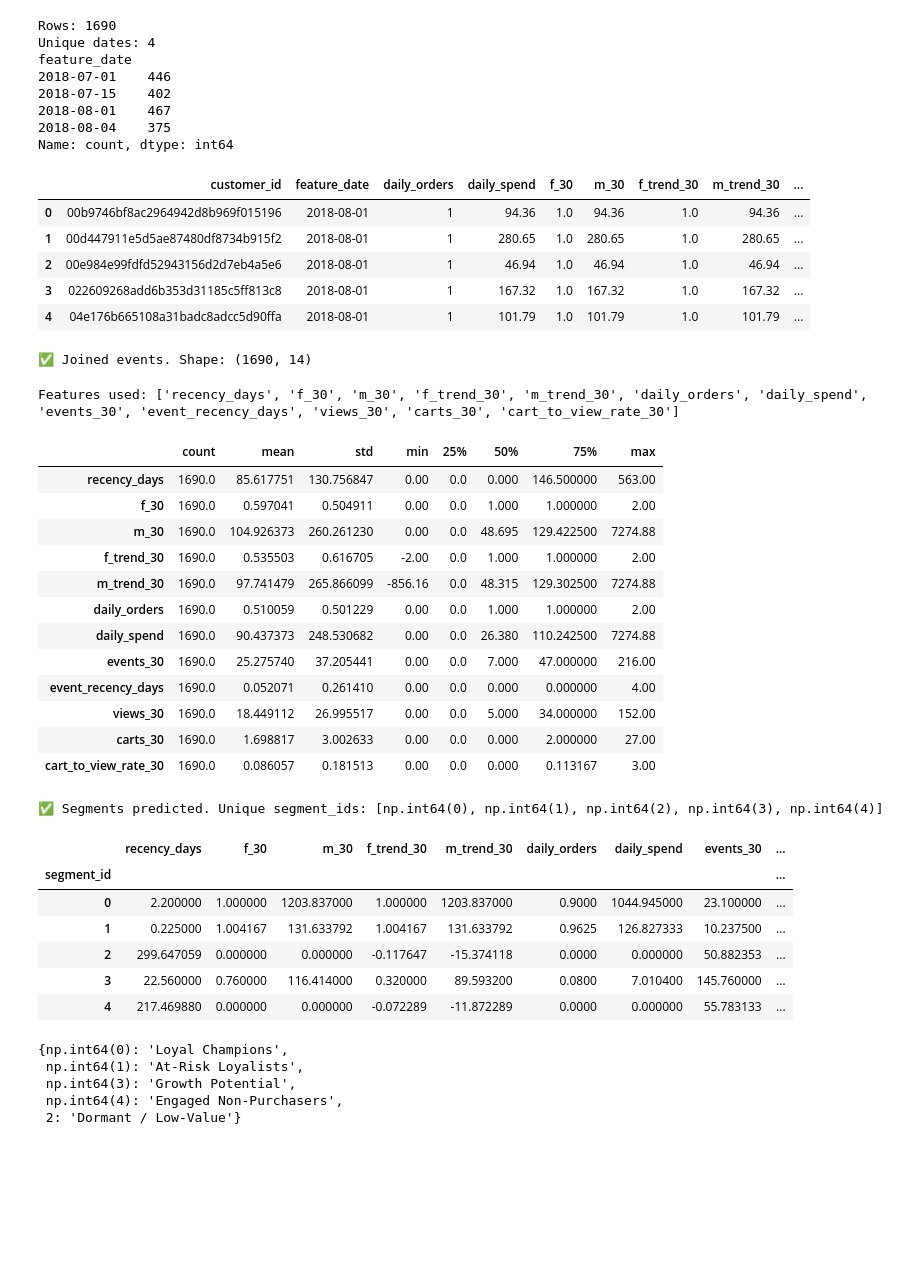
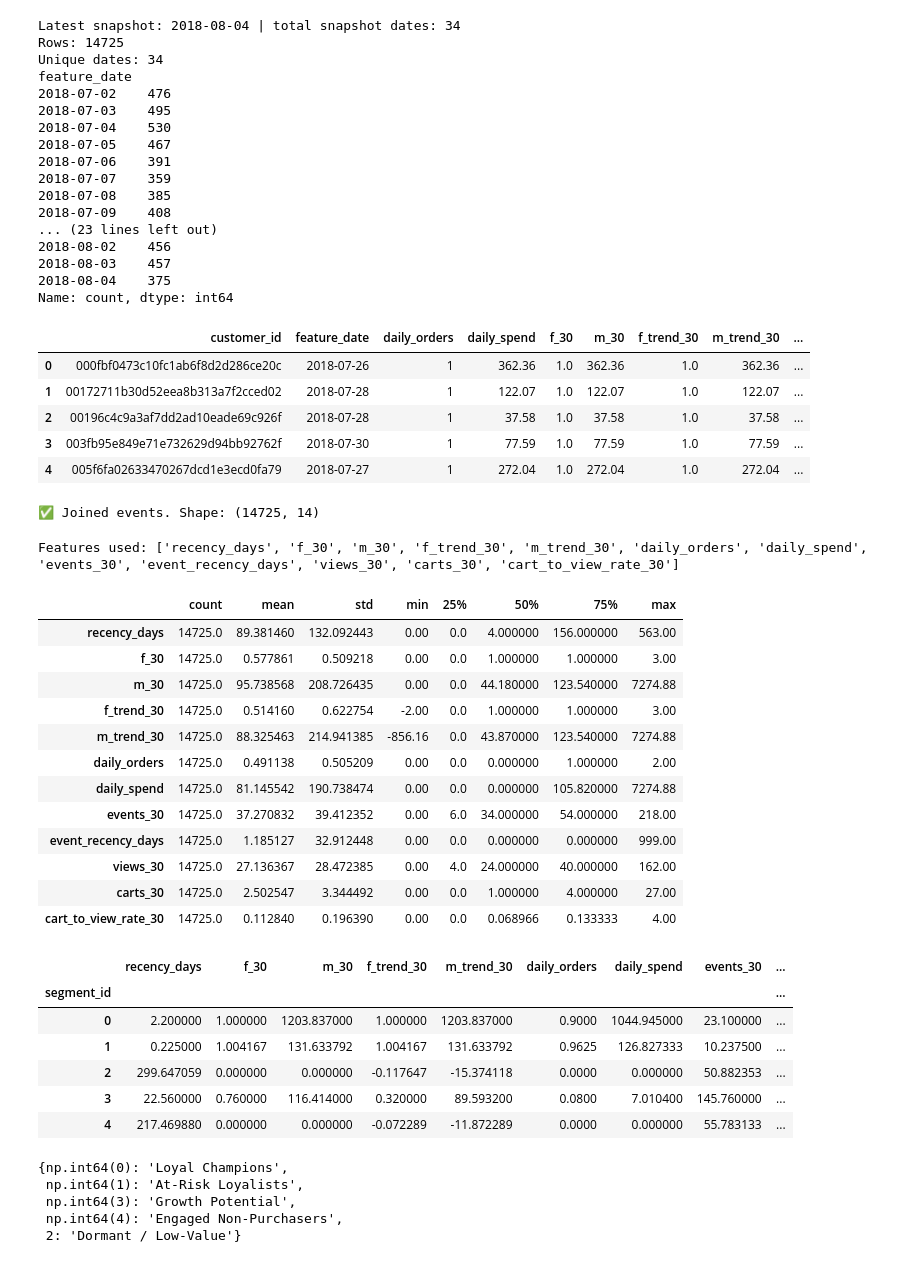
Before and after one commit to ArponKundu/hyper-personalized-customer-engine, a Jupyter notebook: notebooks/clustering_segmentation.ipynb, the cells around one changed output. Drawn from its saved outputs; the diff is of its cells as text; code cells hidden in the pictures; blank space fills up the shorter version.

```diff
--- a/notebooks/clustering_segmentation.ipynb
+++ b/notebooks/clustering_segmentation.ipynb
@@ -18,46 +18,60 @@ engine = create_engine(os.getenv("DATABASE_URL"))
 from sqlalchemy import text
 import pandas as pd
 
-SNAPSHOT_DATES = ["2018-07-01","2018-07-15","2018-08-01","2018-08-04"]
-LATEST_SNAP = "2018-08-04"
+SNAPSHOT_DATES = pd.read_sql(
+    "SELECT DISTINCT feature_date FROM hpce.decision_engine_output_daily ORDER BY feature_date",
+    engine
+)["feature_date"].astype(str).tolist()
+
+LATEST_SNAP = SNAPSHOT_DATES[-1]
+print("Latest snapshot:", LATEST_SNAP, "| total snapshot dates:", len(SNAPSHOT_DATES))
 
 q = text("""
 SELECT
   customer_id,
   feature_date,
   daily_orders,
   daily_spend,
   f_30,
   m_30,
   f_trend_30,
   m_trend_30,
   recency_days
 FROM hpce.customer_features_daily
 WHERE feature_date IN :snaps
 """)
 
 df = pd.read_sql(q, engine, params={"snaps": tuple(SNAPSHOT_DATES)})
 df["feature_date"] = pd.to_datetime(df["feature_date"])
 
 print("Rows:", len(df))
 print("Unique dates:", df["feature_date"].dt.date.nunique())
 print(df["feature_date"].dt.date.value_counts().sort_index())
 df.head()
 # %% [output]
-Rows: 1690
-Unique dates: 4
+Latest snapshot: 2018-08-04 | total snapshot dates: 34
+Rows: 14725
+Unique dates: 34
 feature_date
-2018-07-01    446
-2018-07-15    402
-2018-08-01    467
+2018-07-02    476
+2018-07-03    495
+2018-07-04    530
+2018-07-05    467
+2018-07-06    391
+2018-07-07    359
+2018-07-08    385
+2018-07-09    408
+... (23 lines left out)
+2018-08-02    456
+2018-08-03    457
 2018-08-04    375
 Name: count, dtype: int64
 |  | customer_id | feature_date | daily_orders | daily_spend | f_30 | m_30 | f_trend_30 | m_trend_30 | ... |
-| 0 | 00b9746bf8ac2964942d8b969f015196 | 2018-08-01 | 1 | 94.36 | 1.0 | 94.36 | 1.0 | 94.36 | ... |
-| 1 | 00d447911e5d5ae87480df8734b915f2 | 2018-08-01 | 1 | 280.65 | 1.0 | 280.65 | 1.0 | 280.65 | ... |
-| 2 | 00e984e99fdfd52943156d2d7eb4a5e6 | 2018-08-01 | 1 | 46.94 | 1.0 | 46.94 | 1.0 | 46.94 | ... |
-| 3 | 022609268add6b353d31185c5ff813c8 | 2018-08-01 | 1 | 167.32 | 1.0 | 167.32 | 1.0 | 167.32 | ... |
-| 4 | 04e176b665108a31badc8adcc5d90ffa | 2018-08-01 | 1 | 101.79 | 1.0 | 101.79 | 1.0 | 101.79 | ... |
+| 0 | 000fbf0473c10fc1ab6f8d2d286ce20c | 2018-07-26 | 1 | 362.36 | 1.0 | 362.36 | 1.0 | 362.36 | ... |
+| 1 | 00172711b30d52eea8b313a7f2cced02 | 2018-07-28 | 1 | 122.07 | 1.0 | 122.07 | 1.0 | 122.07 | ... |
+| 2 | 00196c4c9a3af7dd2ad10eade69c926f | 2018-07-28 | 1 | 37.58 | 1.0 | 37.58 | 1.0 | 37.58 | ... |
+| 3 | 003fb95e849e71e732629d94bb92762f | 2018-07-30 | 1 | 77.59 | 1.0 | 77.59 | 1.0 | 77.59 | ... |
+| 4 | 005f6fa02633470267dcd1e3ecd0fa79 | 2018-07-27 | 1 | 272.04 | 1.0 | 272.04 | 1.0 | 272.04 | ... |
 # %%
 q_ev = text("""
 SELECT
@@ -85,7 +99,7 @@ try:
 except Exception as e:
     print("⚠️ Events table join skipped:", str(e)[:200])
 # %% [output]
-✅ Joined events. Shape: (1690, 14)
+✅ Joined events. Shape: (14725, 14)
 # %%
 import numpy as np
 
@@ -103,18 +117,18 @@ X_all.describe().T
 # %% [output]
 Features used: ['recency_days', 'f_30', 'm_30', 'f_trend_30', 'm_trend_30', 'daily_orders', 'daily_spend', 'events_30', 'event_recency_days', 'views_30', 'carts_30', 'cart_to_view_rate_30']
 |  | count | mean | std | min | 25% | 50% | 75% | max |
-| recency_days | 1690.0 | 85.617751 | 130.756847 | 0.00 | 0.0 | 0.000 | 146.500000 | 563.00 |
-| f_30 | 1690.0 | 0.597041 | 0.504911 | 0.00 | 0.0 | 1.000 | 1.000000 | 2.00 |
-| m_30 | 1690.0 | 104.926373 | 260.261230 | 0.00 | 0.0 | 48.695 | 129.422500 | 7274.88 |
-| f_trend_30 | 1690.0 | 0.535503 | 0.616705 | -2.00 | 0.0 | 1.000 | 1.000000 | 2.00 |
-| m_trend_30 | 1690.0 | 97.741479 | 265.866099 | -856.16 | 0.0 | 48.315 | 129.302500 | 7274.88 |
-| daily_orders | 1690.0 | 0.510059 | 0.501229 | 0.00 | 0.0 | 1.000 | 1.000000 | 2.00 |
-| daily_spend | 1690.0 | 90.437373 | 248.530682 | 0.00 | 0.0 | 26.380 | 110.242500 | 7274.88 |
-| events_30 | 1690.0 | 25.275740 | 37.205441 | 0.00 | 0.0 | 7.000 | 47.000000 | 216.00 |
-| event_recency_days | 1690.0 | 0.052071 | 0.261410 | 0.00 | 0.0 | 0.000 | 0.000000 | 4.00 |
-| views_30 | 1690.0 | 18.449112 | 26.995517 | 0.00 | 0.0 | 5.000 | 34.000000 | 152.00 |
-| carts_30 | 1690.0 | 1.698817 | 3.002633 | 0.00 | 0.0 | 0.000 | 2.000000 | 27.00 |
-| cart_to_view_rate_30 | 1690.0 | 0.086057 | 0.181513 | 0.00 | 0.0 | 0.000 | 0.113167 | 3.00 |
+| recency_days | 14725.0 | 89.381460 | 132.092443 | 0.00 | 0.0 | 4.000000 | 156.000000 | 563.00 |
+| f_30 | 14725.0 | 0.577861 | 0.509218 | 0.00 | 0.0 | 1.000000 | 1.000000 | 3.00 |
+| m_30 | 14725.0 | 95.738568 | 208.726435 | 0.00 | 0.0 | 44.180000 | 123.540000 | 7274.88 |
+| f_trend_30 | 14725.0 | 0.514160 | 0.622754 | -2.00 | 0.0 | 1.000000 | 1.000000 | 3.00 |
+| m_trend_30 | 14725.0 | 88.325463 | 214.941385 | -856.16 | 0.0 | 43.870000 | 123.540000 | 7274.88 |
+| daily_orders | 14725.0 | 0.491138 | 0.505209 | 0.00 | 0.0 | 0.000000 | 1.000000 | 2.00 |
+| daily_spend | 14725.0 | 81.145542 | 190.738474 | 0.00 | 0.0 | 0.000000 | 105.820000 | 7274.88 |
+| events_30 | 14725.0 | 37.270832 | 39.412352 | 0.00 | 6.0 | 34.000000 | 54.000000 | 218.00 |
+| event_recency_days | 14725.0 | 1.185127 | 32.912448 | 0.00 | 0.0 | 0.000000 | 0.000000 | 999.00 |
+| views_30 | 14725.0 | 27.136367 | 28.472385 | 0.00 | 4.0 | 24.000000 | 40.000000 | 162.00 |
+| carts_30 | 14725.0 | 2.502547 | 3.344492 | 0.00 | 0.0 | 1.000000 | 4.000000 | 27.00 |
+| cart_to_view_rate_30 | 14725.0 | 0.112840 | 0.196390 | 0.00 | 0.0 | 0.068966 | 0.133333 | 4.00 |
 # %%
 from sklearn.preprocessing import StandardScaler
 from sklearn.cluster import KMeans
@@ -124,7 +138,7 @@ K = 5
 latest_mask = (df["feature_date"].dt.date == pd.to_datetime(LATEST_SNAP).date())
 df_latest = df[latest_mask].copy()
 
-X_latest = df_latest[CLUSTER_FEATURES].replace([np.inf,-np.inf], np.nan).fillna(0)
+X_latest = df_latest[CLUSTER_FEATURES].replace([np.inf, -np.inf], np.nan).fillna(0)
 
 scaler = StandardScaler()
 X_latest_scaled = scaler.fit_transform(X_latest)
@@ -132,16 +146,19 @@ X_latest_scaled = scaler.fit_transform(X_latest)
 km = KMeans(n_clusters=K, random_state=42, n_init=20)
 km.fit(X_latest_scaled)
 
-X_all_scaled = scaler.transform(X_all)
+# Predict for ALL rows using same scaler + model
+X_all_scaled = scaler.transform(
+    df[CLUSTER_FEATURES].replace([np.inf, -np.inf], np.nan).fillna(0)
+)
 df["segment_id"] = km.predict(X_all_scaled).astype(int)
 
-print("✅ Segments predicted. Unique segment_ids:", sorted(df["segment_id"].unique()))
+# Rebuild df_latest AFTER segment_id exists
+df_latest = df[latest_mask].copy()
 
 segment_summary = df_latest.groupby("segment_id")[CLUSTER_FEATURES].mean()
-segment_summary["n_customers"] = df_latest.groupby("segment_id")["customer_id"].count()
+segment_summary["n_customers"] = df_latest.groupby("segment_id")["customer_id"].nunique()
 segment_summary
 # %% [output]
-✅ Segments predicted. Unique segment_ids: [np.int64(0), np.int64(1), np.int64(2), np.int64(3), np.int64(4)]
 |  | recency_days | f_30 | m_30 | f_trend_30 | m_trend_30 | daily_orders | daily_spend | events_30 | ... |
 | segment_id |  |  |  |  |  |  |  |  | ... |
 | 0 | 2.200000 | 1.000000 | 1203.837000 | 1.000000 | 1203.837000 | 0.9000 | 1044.945000 | 23.100000 | ... |
```
Also changed, not shown: parts of 2 cells of this notebook, 4 other files.
